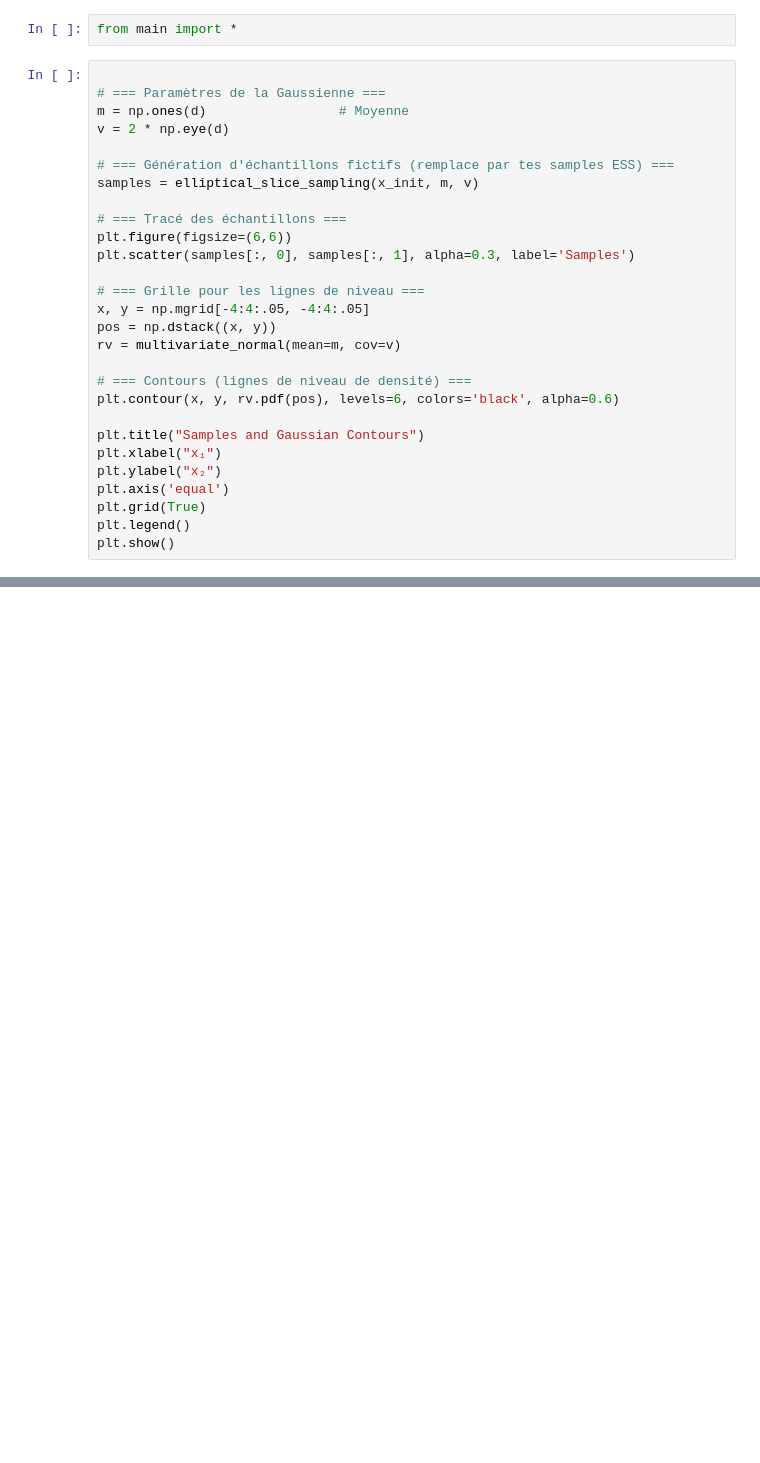
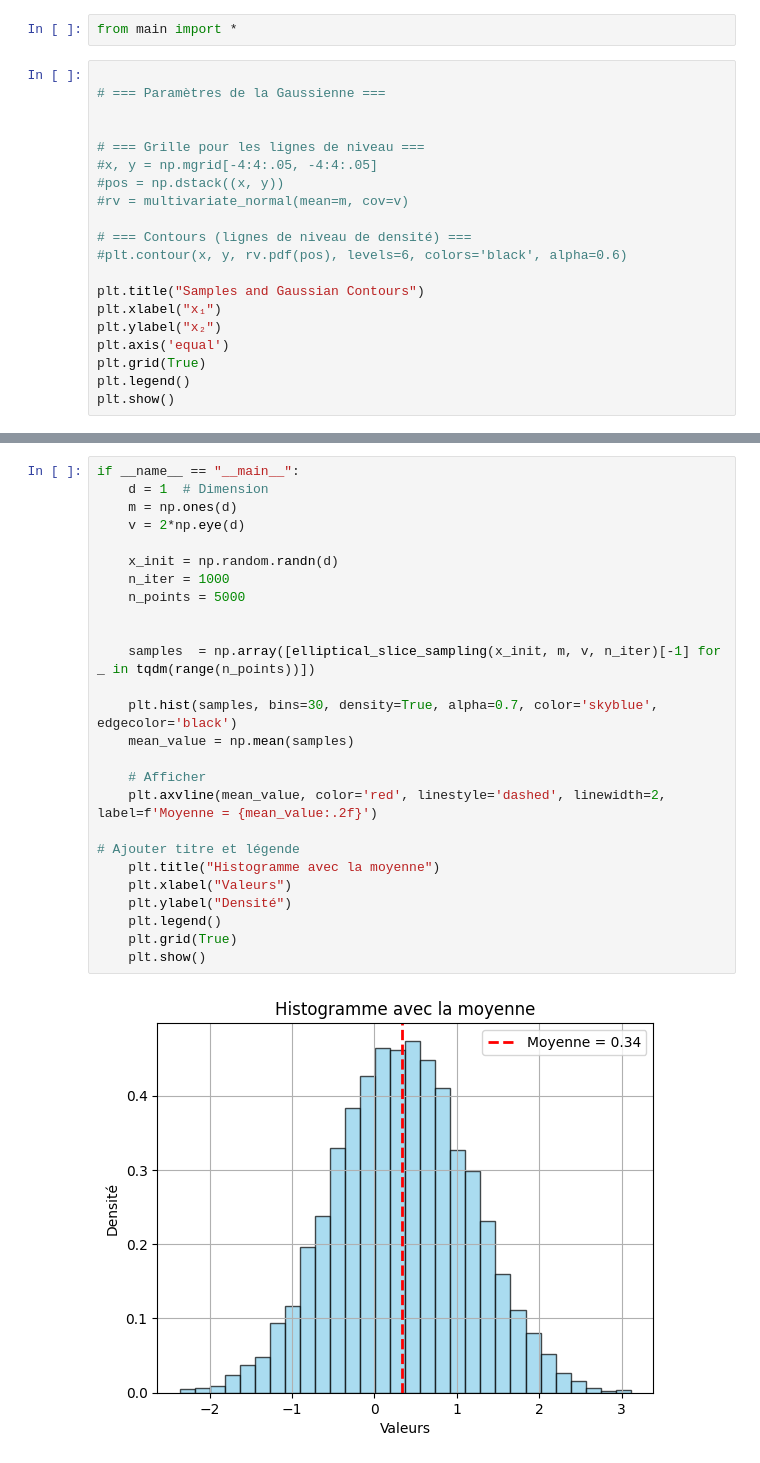
Before and after one commit to MohamedKeteb/Coupling_ESS, a Jupyter notebook: simu.ipynb, the cells around one changed output, grey strips where cells are left out. Drawn from its saved outputs; the diff is of its cells as text; blank space fills up the shorter version.

```diff
--- a/simu.ipynb
+++ b/simu.ipynb
@@ -7,23 +8,15 @@ from main import *
 # %%
 
 # === Paramètres de la Gaussienne ===
-m = np.ones(d)                 # Moyenne
-v = 2 * np.eye(d)
 
-# === Génération d'échantillons fictifs (remplace par tes samples ESS) ===
-samples = elliptical_slice_sampling(x_init, m, v)
-
-# === Tracé des échantillons ===
-plt.figure(figsize=(6,6))
-plt.scatter(samples[:, 0], samples[:, 1], alpha=0.3, label='Samples')
 
 # === Grille pour les lignes de niveau ===
-x, y = np.mgrid[-4:4:.05, -4:4:.05]
-pos = np.dstack((x, y))
-rv = multivariate_normal(mean=m, cov=v)
+#x, y = np.mgrid[-4:4:.05, -4:4:.05]
+#pos = np.dstack((x, y))
+#rv = multivariate_normal(mean=m, cov=v)
 
 # === Contours (lignes de niveau de densité) ===
-plt.contour(x, y, rv.pdf(pos), levels=6, colors='black', alpha=0.6)
+#plt.contour(x, y, rv.pdf(pos), levels=6, colors='black', alpha=0.6)
 
 plt.title("Samples and Gaussian Contours")
 plt.xlabel("x₁")
@@ -46,0 +48,28 @@ if __name__ == "__main__":
+# %%
+if __name__ == "__main__":
+    d = 1  # Dimension
+    m = np.ones(d)
+    v = 2*np.eye(d)
+
+    x_init = np.random.randn(d)
+    n_iter = 1000
+    n_points = 5000
+
+
+    samples  = np.array([elliptical_slice_sampling(x_init, m, v, n_iter)[-1] for _ in tqdm(range(n_points))])
+
+    plt.hist(samples, bins=30, density=True, alpha=0.7, color='skyblue', edgecolor='black')
+    mean_value = np.mean(samples)
+
+    # Afficher
+    plt.axvline(mean_value, color='red', linestyle='dashed', linewidth=2, label=f'Moyenne = {mean_value:.2f}')
+
+# Ajouter titre et légende
+    plt.title("Histogramme avec la moyenne")
+    plt.xlabel("Valeurs")
+    plt.ylabel("Densité")
+    plt.legend()
+    plt.grid(True)
+    plt.show()
+# %% [output]
+[figure, added]
```
Also changed, not shown: parts of 2 cells of this notebook.
